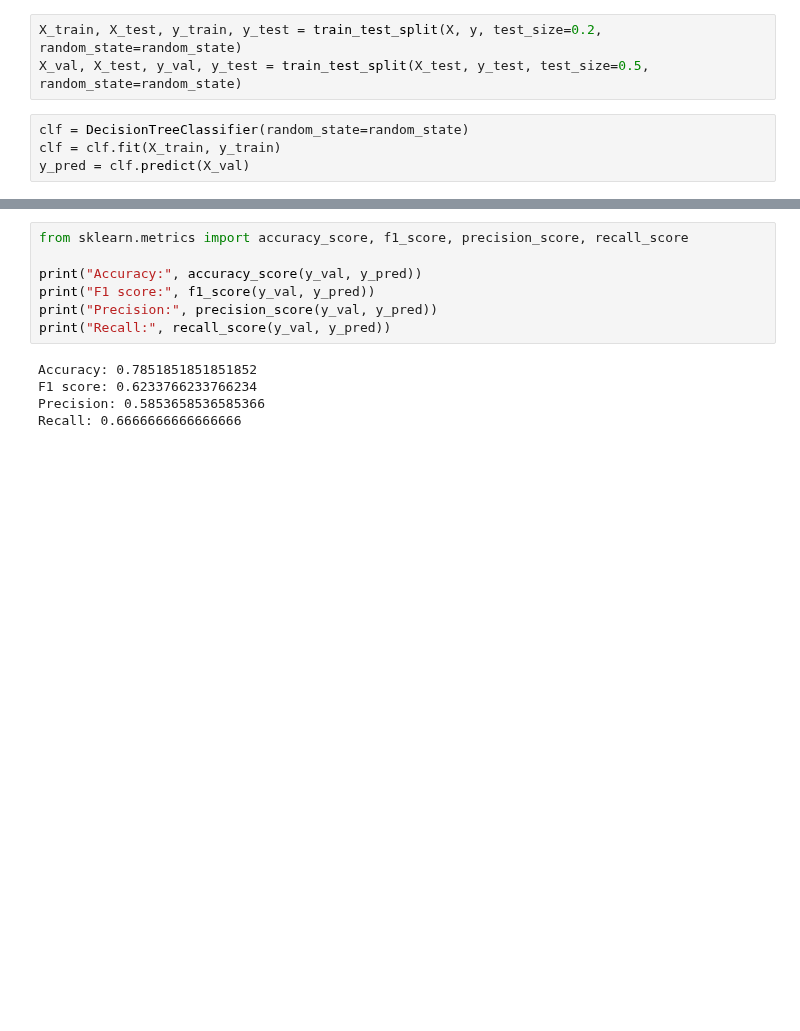
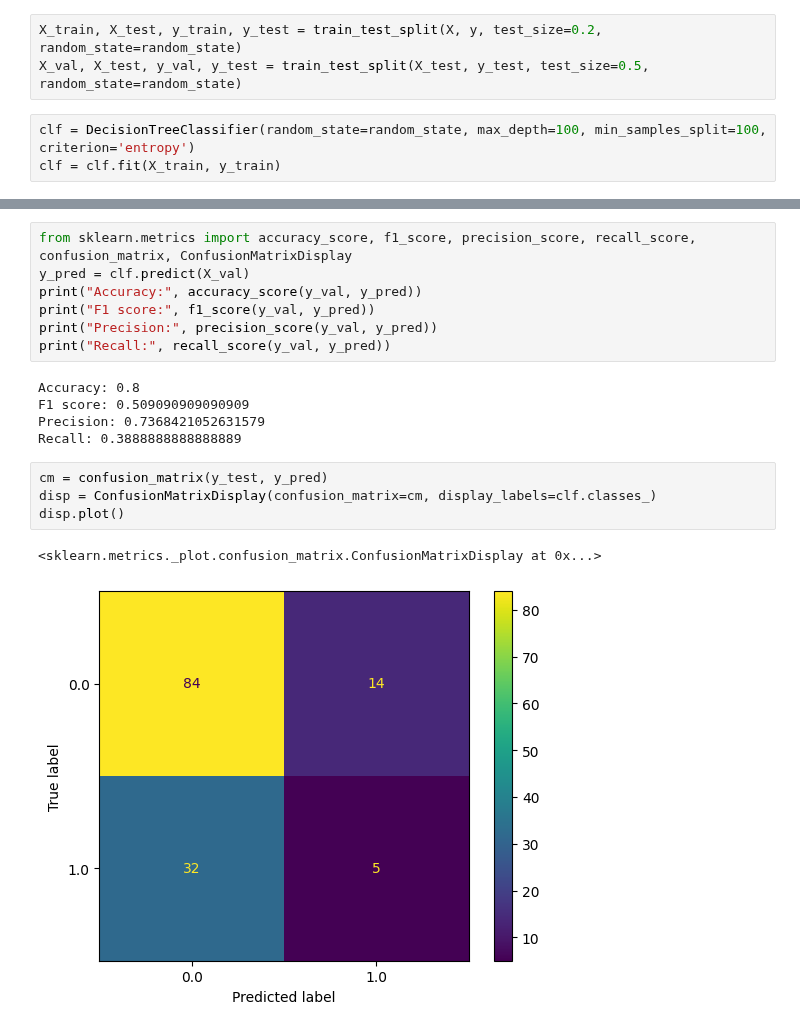
Before and after one commit to marek-lechowicz/radiomika_pd, a Jupyter notebook: tree_classifier.ipynb, the cells around one changed output, grey strips where cells are left out. Saved outputs shown, nothing was run; the diff lists cells and outputs as text; blank space fills up the shorter version.

Commit message:
added extraction settings and some tree evaluation

```diff
--- a/tree_classifier.ipynb
+++ b/tree_classifier.ipynb
@@ -35,6 +36,5 @@ array([[0.66872238, 0.32067174, 0.33801178, ..., 0.08264185, 0.12373082,
 X_train, X_test, y_train, y_test = train_test_split(X, y, test_size=0.2, random_state=random_state)
 X_val, X_test, y_val, y_test = train_test_split(X_test, y_test, test_size=0.5, random_state=random_state)
 # %%
-clf = DecisionTreeClassifier(random_state=random_state)
+clf = DecisionTreeClassifier(random_state=random_state, max_depth=100, min_samples_split=100, criterion='entropy')
 clf = clf.fit(X_train, y_train)
-y_pred = clf.predict(X_val)
@@ -41,12 +62,19 @@ y_pred = clf.predict(X_val)
 # %%
-from sklearn.metrics import accuracy_score, f1_score, precision_score, recall_score
-
+from sklearn.metrics import accuracy_score, f1_score, precision_score, recall_score, confusion_matrix, ConfusionMatrixDisplay
+y_pred = clf.predict(X_val)
 print("Accuracy:", accuracy_score(y_val, y_pred))
 print("F1 score:", f1_score(y_val, y_pred))
 print("Precision:", precision_score(y_val, y_pred))
 print("Recall:", recall_score(y_val, y_pred))
 # %% [output]
-Accuracy: 0.7851851851851852
-F1 score: 0.6233766233766234
-Precision: 0.5853658536585366
-Recall: 0.6666666666666666
+Accuracy: 0.8
+F1 score: 0.509090909090909
+Precision: 0.7368421052631579
+Recall: 0.3888888888888889
+# %%
+cm = confusion_matrix(y_test, y_pred)
+disp = ConfusionMatrixDisplay(confusion_matrix=cm, display_labels=clf.classes_)
+disp.plot()
+# %% [output]
+<sklearn.metrics._plot.confusion_matrix.ConfusionMatrixDisplay at 0x...>
+[figure, added]
```
Also changed, not shown: parts of 7 cells of this notebook, 3 other files.
